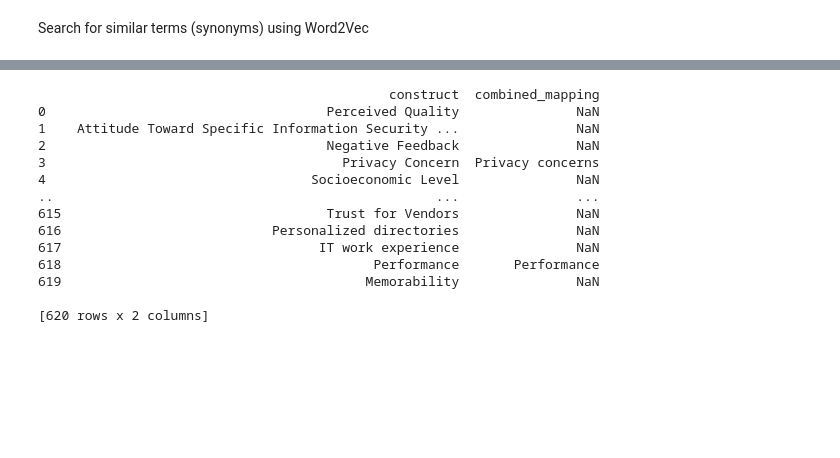
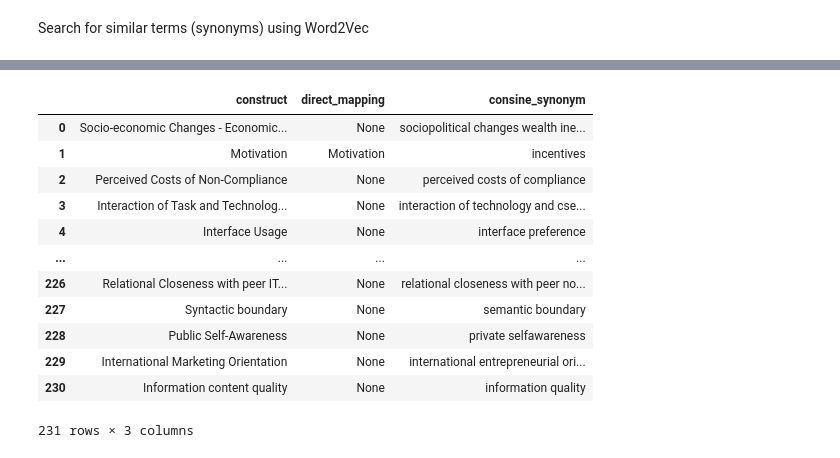
Before and after one commit to TimothyKusuma/Master-Thesis, a Jupyter notebook: ipynb_notebooks/synonym_mapping.ipynb, the cells around one changed output, grey strips where cells are left out. Cells and saved outputs as stored; diff of their text form; code cells hidden in the pictures; blank space fills up the shorter version.

```diff
--- a/ipynb_notebooks/synonym_mapping.ipynb
+++ b/ipynb_notebooks/synonym_mapping.ipynb
@@ -257,0 +182,11 @@ mapping.drop(columns=['synonym_new'], inplace=True)
+# %%
+# Load pre-trained BERT model and tokenizer
+tokenizer = BertTokenizer.from_pretrained('bert-base-uncased')
+model = BertModel.from_pretrained('bert-base-uncased')
+
+# Encode the terms
+encoded_terms = encode_normalize_phrases(cleaned_constructs, model, tokenizer)
+
+
+# Find similar terms
+similar_terms = find_similar_within_list(cleaned_constructs, encoded_terms)
@@ -274,9 +237,0 @@ mapping
-# %%
-# Rename columns
-mapping = mapping.rename(columns={
-    'Term': 'construct_lower',
-})
-
-# Reposition columns
-new_order = ['construct', 'construct_lower', 'direct_mapping', 'synonym']
-mapping = mapping[new_order]
@@ -325,23 +238,28 @@ filtered_mapping
-# %%
-# Create a new DataFrame with specified columns
-new_df = mapping.assign(
-    combined_mapping=lambda df: df['direct_mapping'].combine_first(df['synonym'])
-)[['construct', 'combined_mapping']]
-
-# Display the new DataFrame
-print(new_df)
-# %% [output]
-                                             construct  combined_mapping
-0                                    Perceived Quality               NaN
-1    Attitude Toward Specific Information Security ...               NaN
-2                                    Negative Feedback               NaN
-3                                      Privacy Concern  Privacy concerns
-4                                  Socioeconomic Level               NaN
-..                                                 ...               ...
-615                                  Trust for Vendors               NaN
-616                           Personalized directories               NaN
-617                                 IT work experience               NaN
-618                                        Performance       Performance
-619                                       Memorability               NaN
-
-[620 rows x 2 columns]
+# %%
+# Convert the dictionary to a list of tuples (term, top_synonym)
+term_synonym_pairs = [(term, synonyms[0][0]) for term, synonyms in similar_terms.items() if synonyms]
+
+# Create a DataFrame from this list
+synonym_df = pd.DataFrame(term_synonym_pairs, columns=['term', 'top_synonym'])
+
+# Map the original terms to the terms and their synonyms
+mapped_df = synonym_df.merge(mapping, left_on='term', right_on='construct_lower', how='left')
+
+mapped_df.drop(columns=['term','construct_lower'], inplace=True)
+mapped_df.rename(columns={'top_synonym': 'consine_synonym'}, inplace=True)
+mapped_df = mapped_df[['construct', 'direct_mapping', 'consine_synonym']]
+mapped_df
+# %% [output]
+|  | construct | direct_mapping | consine_synonym |
+| 0 | Socio-economic Changes - Economic... | None | sociopolitical changes wealth ine... |
+| 1 | Motivation | Motivation | incentives |
+| 2 | Perceived Costs of Non-Compliance | None | perceived costs of compliance |
+| 3 | Interaction of Task and Technolog... | None | interaction of technology and cse... |
+| 4 | Interface Usage | None | interface preference |
+| ... | ... | ... | ... |
+| 226 | Relational Closeness with peer IT... | None | relational closeness with peer no... |
+| 227 | Syntactic boundary | None | semantic boundary |
+| 228 | Public Self-Awareness | None | private selfawareness |
+| 229 | International Marketing Orientation | None | international entrepreneurial ori... |
+| 230 | Information content quality | None | information quality |
+231 rows × 3 columns
```
Also changed, not shown: parts of 20 cells of this notebook, 2 other files.
